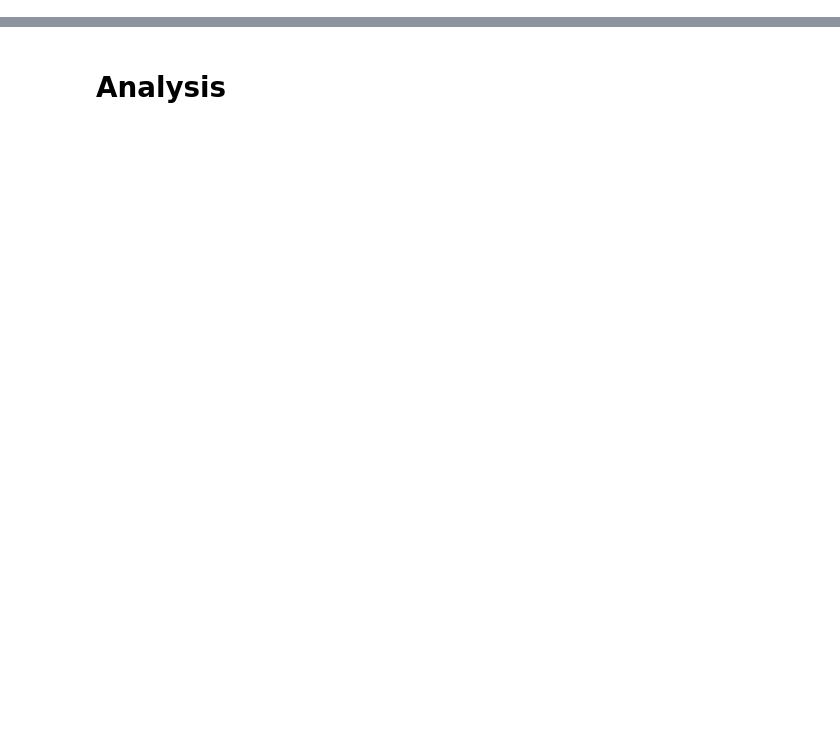
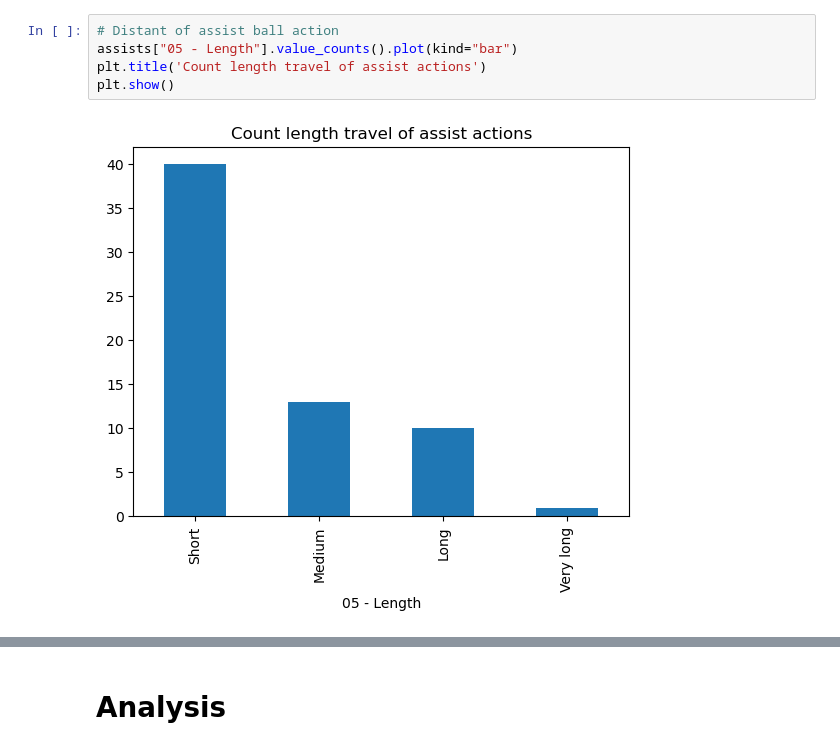
Before and after one commit to Hungagainagainagain/UofU-Soccer-Analytics, a Jupyter notebook: 2025season_analytics.ipynb, the cells around one changed output, grey strips where cells are left out. Cells and saved outputs as stored; diff of their text form; blank space fills up the shorter version.

```diff
--- a/2025season_analytics.ipynb
+++ b/2025season_analytics.ipynb
@@ -169,0 +200,7 @@ merged.shape
+# %%
+# Distant of assist ball action
+assists["05 - Length"].value_counts().plot(kind="bar")
+plt.title('Count length travel of assist actions')
+plt.show()
+# %% [output]
+[figure, added]
```
Also changed, not shown: parts of 22 cells of this notebook, 32 other files.
